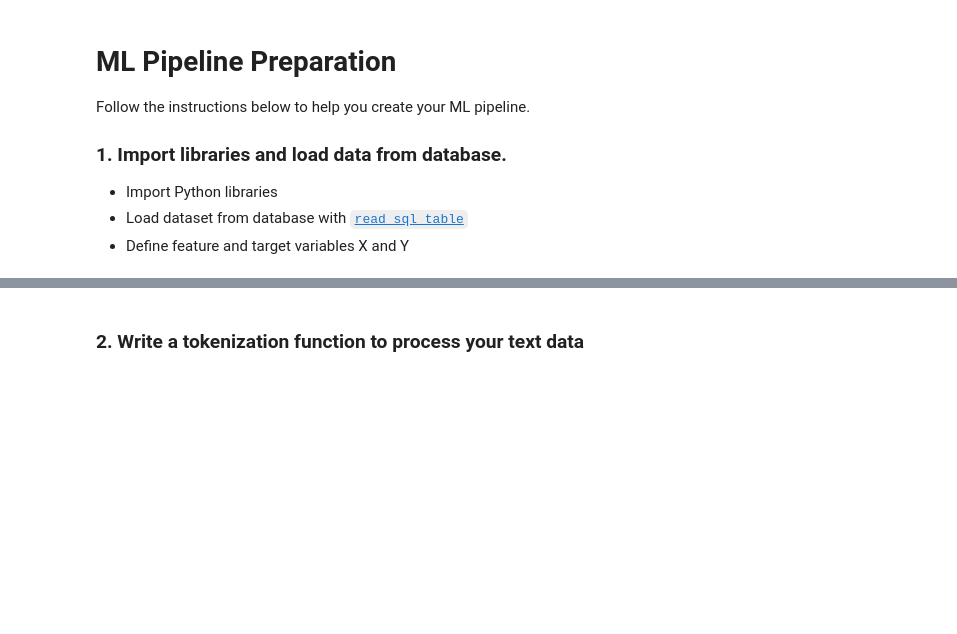
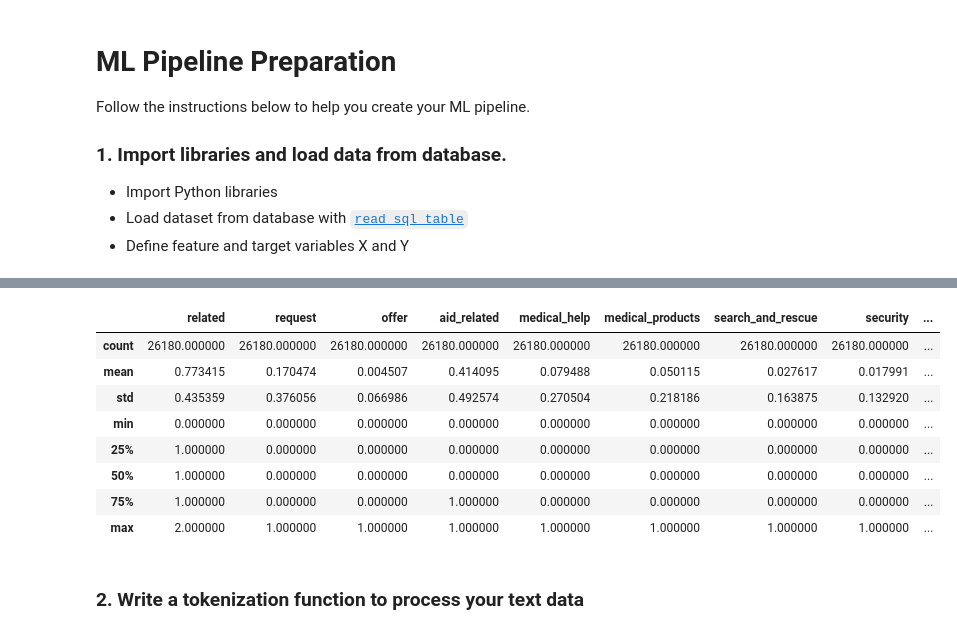
Before and after one commit to FrankTub/Figure8, a Jupyter notebook: ML Pipeline Preparation.ipynb, the cells around one changed output, grey strips where cells are left out. Drawn from its saved outputs; the diff is of its cells as text; code cells hidden in the pictures; blank space fills up the shorter version.

```diff
--- a/ML Pipeline Preparation.ipynb
+++ b/ML Pipeline Preparation.ipynb
@@ -15,0 +8,27 @@ Y =
+# %%
+# import libraries
+import pandas as pd
+import numpy as np
+
+# Setting up connection to sqlite
+import sqlite3
+import nltk
+from nltk.corpus import stopwords
+from nltk.stem.wordnet import WordNetLemmatizer
+from nltk.tokenize import word_tokenize
+from nltk.stem.porter import PorterStemmer
+
+from sklearn.feature_extraction.text import CountVectorizer, TfidfTransformer
+from sklearn.pipeline import Pipeline
+from sklearn.multioutput import MultiOutputClassifier
+from sklearn.ensemble import RandomForestClassifier
+from sklearn.naive_bayes import MultinomialNB
+from sklearn.model_selection import train_test_split, GridSearchCV
+from sklearn.metrics import classification_report, confusion_matrix
+
+import re
+
+nltk.download(['punkt', 'wordnet', 'stopwords'])
+
+# Make sure we can see all columns in our dataframes
+pd.set_option('display.max_columns', 50)
@@ -15,0 +45,23 @@ Y =
+# %%
+# load data from database
+conn = sqlite3.connect('data/DisasterResponse.db')
+df = pd.read_sql('SELECT * FROM messages', conn)
+# I'm not gonna use the original message in the first place, id column has no added value. Might be that genre is usefull.
+X = df[['message']]
+# The data needs to be 1 dimensional for countvectorizer and tfidftransformer
+X = X.message.tolist()
+# Get all values that we are trying to predict
+y = df.drop(columns=['id', 'message', 'original', 'genre'], axis=1)
+# %%
+# Inspect all target columns
+y.describe()
+# %% [output]
+|  | related | request | offer | aid_related | medical_help | medical_products | search_and_rescue | security | ... |
+| count | 26180.000000 | 26180.000000 | 26180.000000 | 26180.000000 | 26180.000000 | 26180.000000 | 26180.000000 | 26180.000000 | ... |
+| mean | 0.773415 | 0.170474 | 0.004507 | 0.414095 | 0.079488 | 0.050115 | 0.027617 | 0.017991 | ... |
+| std | 0.435359 | 0.376056 | 0.066986 | 0.492574 | 0.270504 | 0.218186 | 0.163875 | 0.132920 | ... |
+| min | 0.000000 | 0.000000 | 0.000000 | 0.000000 | 0.000000 | 0.000000 | 0.000000 | 0.000000 | ... |
+| 25% | 1.000000 | 0.000000 | 0.000000 | 0.000000 | 0.000000 | 0.000000 | 0.000000 | 0.000000 | ... |
+| 50% | 1.000000 | 0.000000 | 0.000000 | 0.000000 | 0.000000 | 0.000000 | 0.000000 | 0.000000 | ... |
+| 75% | 1.000000 | 0.000000 | 0.000000 | 1.000000 | 0.000000 | 0.000000 | 0.000000 | 0.000000 | ... |
+| max | 2.000000 | 1.000000 | 1.000000 | 1.000000 | 1.000000 | 1.000000 | 1.000000 | 1.000000 | ... |
```
Also changed, not shown: parts of 25 cells of this notebook, 1 other file.
